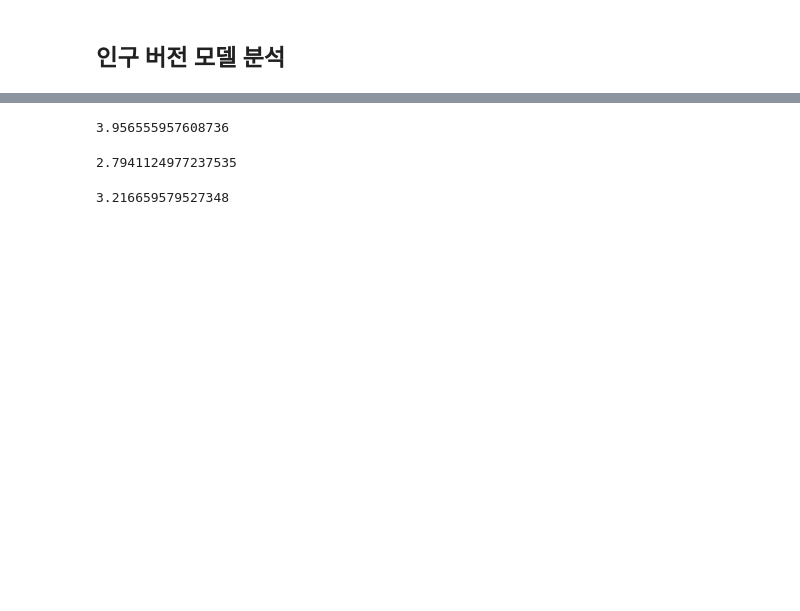
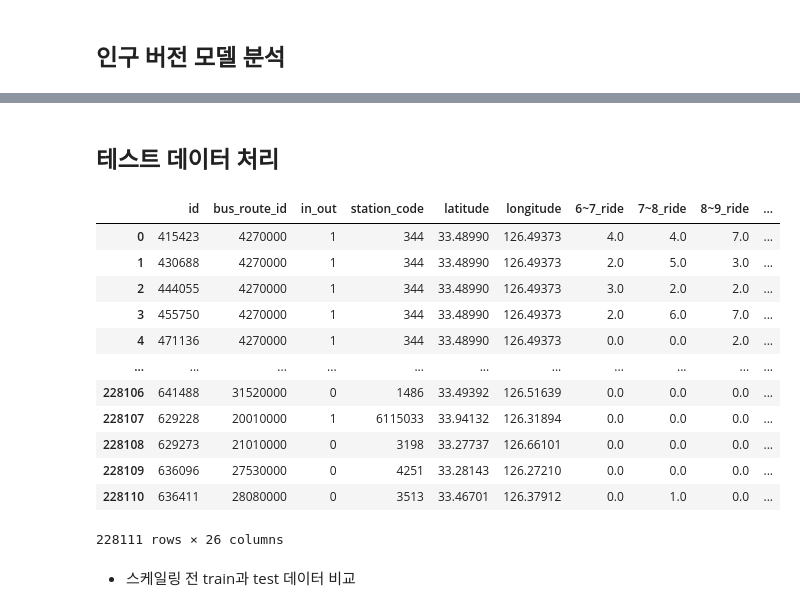
Before and after one commit to MAINHO-JO/2ndProject2team, a Jupyter notebook: 인구버전분석_라이드테잌옾섬 추가한버전_스케일링+파이프라인 추가_수정_v3_예츠.ipynb, the cells around one changed output, grey strips where cells are left out. Drawn from its saved outputs; the diff is of its cells as text; code cells hidden in the pictures; blank space fills up the shorter version.

```diff
--- a/인구버전분석_라이드테잌옾섬 추가한버전_스케일링+파이프라인 추가_수정.ipynb
+++ b/인구버전분석_라이드테잌옾섬 추가한버전_스케일링+파이프라인 추가_수정_v3_예츠.ipynb
@@ -715,28 +620,20 @@ lin_rmse
-# %%
-# 디시전 트리
-# DecisionTree 교차검증
-tree_reg = DecisionTreeRegressor(random_state=42)
-tree_scores = cross_val_score(tree_reg, X_train, y_train, scoring="neg_mean_squared_error", cv=10, n_jobs=-1)
-tree_rmse = np.sqrt(-tree_scores.mean())
-tree_rmse
-# %% [output]
-3.956555957608736
-# %%
-# 랜덤포레스트
-X_train, X_test, y_train, y_test = train_test_split(X, y, test_size=0.2, random_state=42)
-
-rf_reg = RandomForestRegressor(random_state=42)
-rf_scores = cross_val_score(rf_reg, X_train, y_train, scoring="neg_mean_squared_error", cv=5, n_jobs=-1)
-rf_rmse = np.sqrt(-rf_scores.mean())
-rf_rmse
-# %% [output]
-2.7941124977237535
-# %%
-# 그레디언트 부스팅
-from sklearn.ensemble import GradientBoostingRegressor
-gbrt_reg = GradientBoostingRegressor(random_state=42)
-gbrt_scores = cross_val_score(gbrt_reg, X_train, y_train, scoring="neg_mean_squared_error", cv=10, n_jobs=-1)
-gbrt_rmse = np.sqrt(-gbrt_scores.mean())
-gbrt_rmse
-# %% [output]
-3.216659579527348
+# %% [markdown]
+## 테스트 데이터 처리
+# %%
+df_test = pd.read_csv('./datasets/test.csv')
+# %%
+df_test
+# %% [output]
+|  | id | bus_route_id | in_out | station_code | latitude | longitude | 6~7_ride | 7~8_ride | 8~9_ride | ... |
+| 0 | 415423 | 4270000 | 1 | 344 | 33.48990 | 126.49373 | 4.0 | 4.0 | 7.0 | ... |
+| 1 | 430688 | 4270000 | 1 | 344 | 33.48990 | 126.49373 | 2.0 | 5.0 | 3.0 | ... |
+| 2 | 444055 | 4270000 | 1 | 344 | 33.48990 | 126.49373 | 3.0 | 2.0 | 2.0 | ... |
+| 3 | 455750 | 4270000 | 1 | 344 | 33.48990 | 126.49373 | 2.0 | 6.0 | 7.0 | ... |
+| 4 | 471136 | 4270000 | 1 | 344 | 33.48990 | 126.49373 | 0.0 | 0.0 | 2.0 | ... |
+| ... | ... | ... | ... | ... | ... | ... | ... | ... | ... | ... |
+| 228106 | 641488 | 31520000 | 0 | 1486 | 33.49392 | 126.51639 | 0.0 | 0.0 | 0.0 | ... |
+| 228107 | 629228 | 20010000 | 1 | 6115033 | 33.94132 | 126.31894 | 0.0 | 0.0 | 0.0 | ... |
+| 228108 | 629273 | 21010000 | 0 | 3198 | 33.27737 | 126.66101 | 0.0 | 0.0 | 0.0 | ... |
+| 228109 | 636096 | 27530000 | 0 | 4251 | 33.28143 | 126.27210 | 0.0 | 0.0 | 0.0 | ... |
+| 228110 | 636411 | 28080000 | 0 | 3513 | 33.46701 | 126.37912 | 0.0 | 1.0 | 0.0 | ... |
+228111 rows × 26 columns
@@ -742,0 +688,2 @@ gbrt_rmse
+# %% [markdown]
+- 스케일링 전 train과 test 데이터 비교
```
Also changed, not shown: parts of 68 cells of this notebook, 4 other files.
